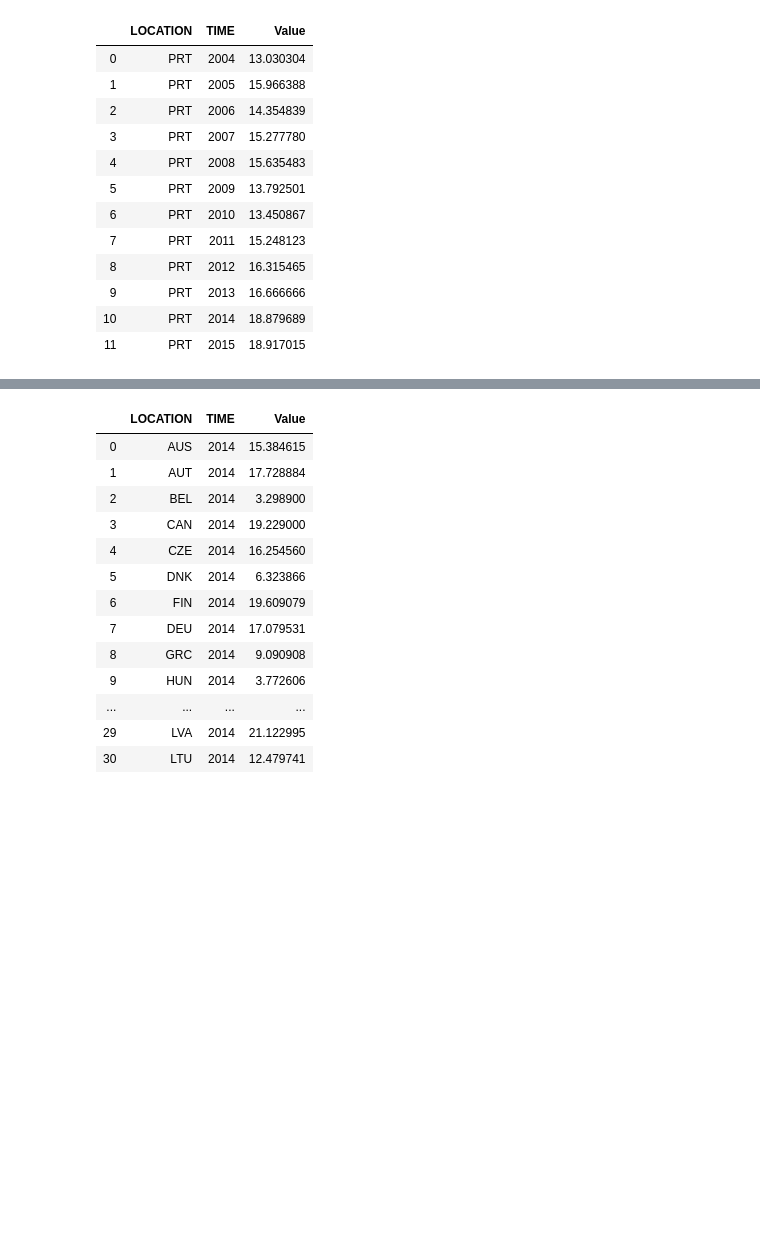
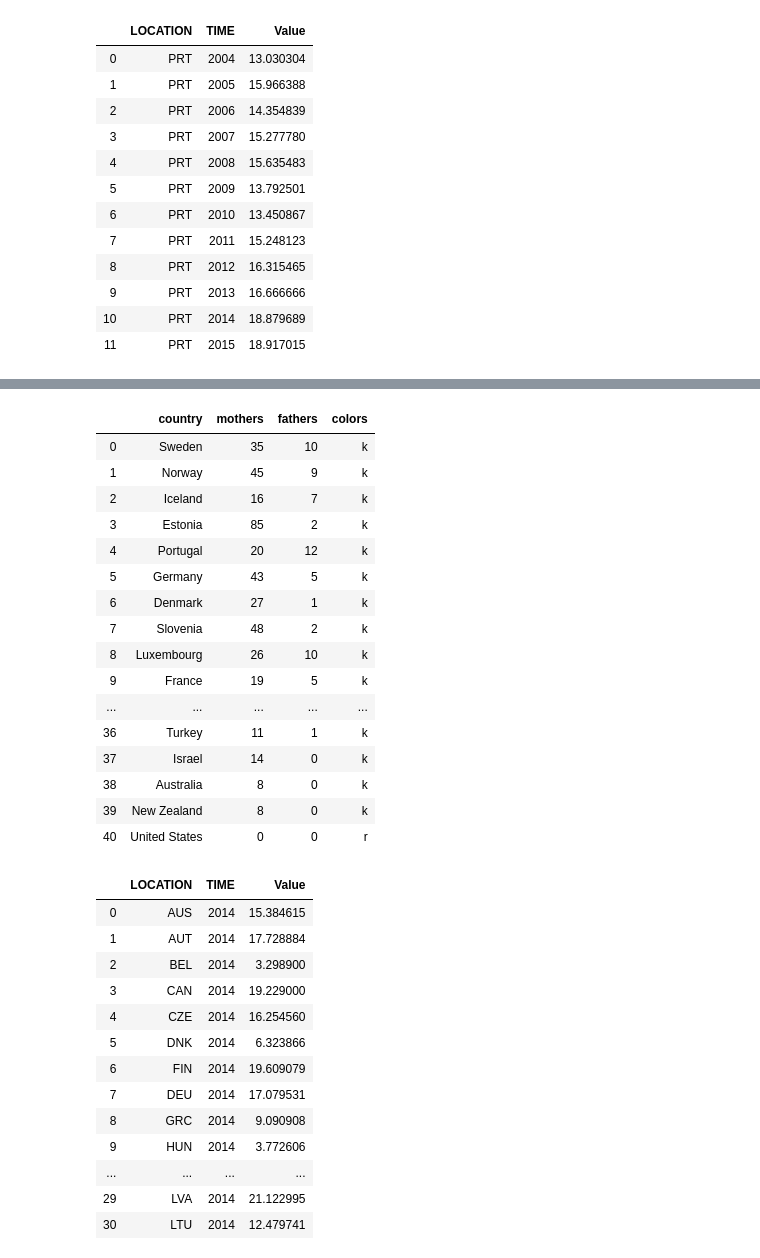
Before and after one commit to ricardozacarias/ironhackathon, a Jupyter notebook: paid_leave.ipynb, the cells around one changed output, grey strips where cells are left out. Cells and saved outputs as stored; diff of their text form; code cells hidden in the pictures; blank space fills up the shorter version.

```diff
--- a/paid_leave.ipynb
+++ b/paid_leave.ipynb
@@ -351,3 +360,23 @@ plt.savefig('pay_gap2.png', dpi=600)
 # %%
 wage_gap = pd.read_csv('C:/Users/Zaca/Documents/Datasets/equality/wage_gap_2014.csv')
+# %%
+leave
+# %% [output]
+|  | country | mothers | fathers | colors |
+| 0 | Sweden | 35 | 10 | k |
+| 1 | Norway | 45 | 9 | k |
+| 2 | Iceland | 16 | 7 | k |
+| 3 | Estonia | 85 | 2 | k |
+| 4 | Portugal | 20 | 12 | k |
+| 5 | Germany | 43 | 5 | k |
+| 6 | Denmark | 27 | 1 | k |
+| 7 | Slovenia | 48 | 2 | k |
+| 8 | Luxembourg | 26 | 10 | k |
+| 9 | France | 19 | 5 | k |
+| ... | ... | ... | ... | ... |
+| 36 | Turkey | 11 | 1 | k |
+| 37 | Israel | 14 | 0 | k |
+| 38 | Australia | 8 | 0 | k |
+| 39 | New Zealand | 8 | 0 | k |
+| 40 | United States | 0 | 0 | r |
 # %%
```
Also changed, not shown: parts of 15 cells of this notebook, 4 other files.
